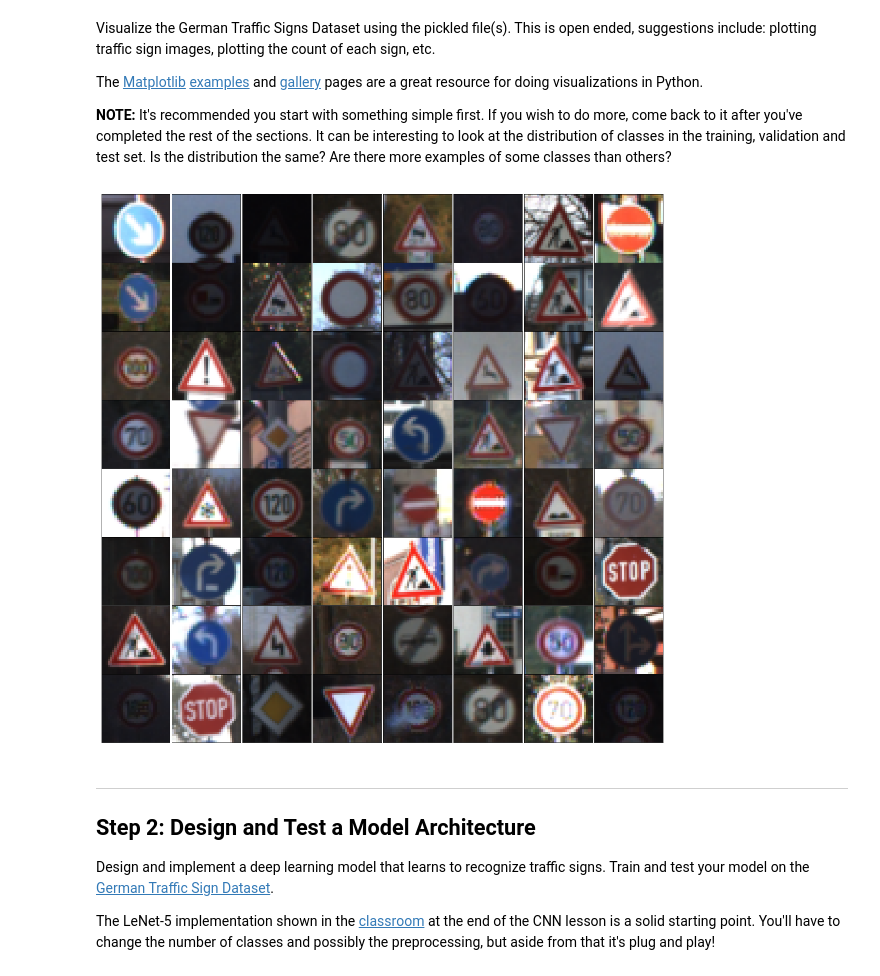
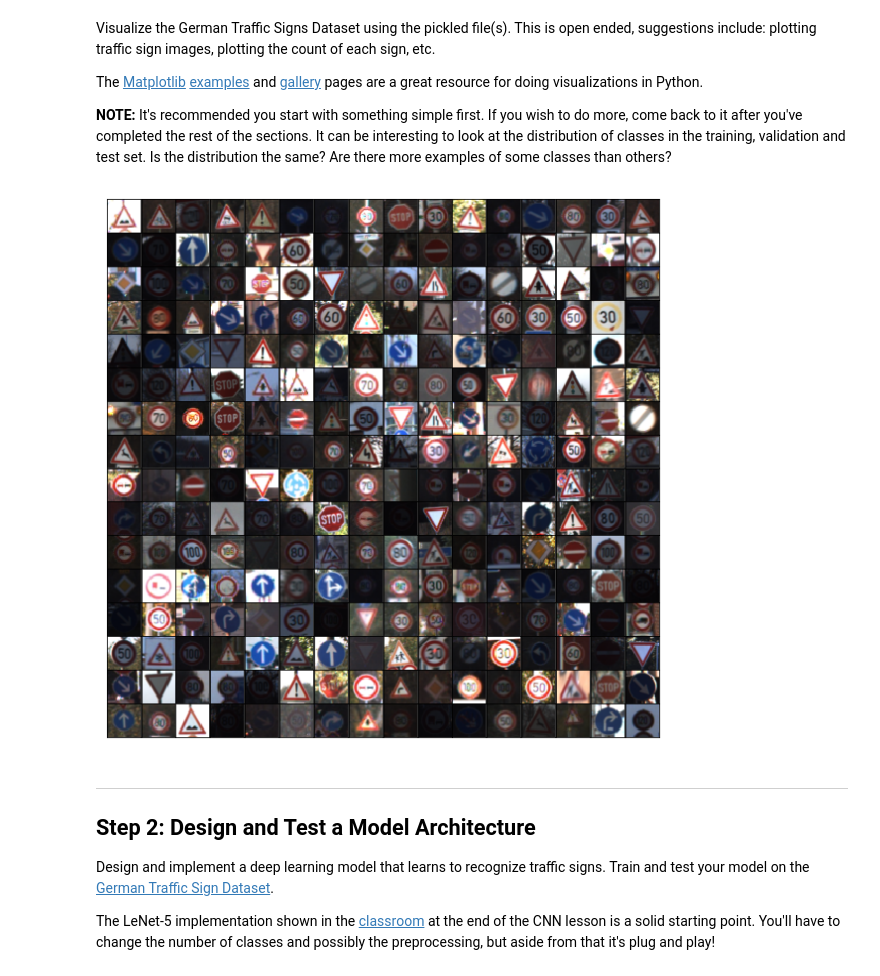
Before and after one commit to mischastik/CarND-Traffic-Sign-Classifier-Project, a Jupyter notebook: Traffic_Sign_Classifier.ipynb, the cells around one changed output. Saved outputs shown, nothing was run; the diff lists cells and outputs as text; code cells hidden in the pictures.

```diff
--- a/Traffic_Sign_Classifier.ipynb
+++ b/Traffic_Sign_Classifier.ipynb
@@ -108,23 +108,23 @@ The [Matplotlib](http://matplotlib.org/) [examples](http://matplotlib.org/exampl
 # %%
 ### Data exploration visualization code goes here.
 ### Feel free to use as many code cells as needed.
 import matplotlib.pyplot as plt
 from random import randint
 # Visualizations will be shown in the notebook.
 %matplotlib inline
 
-fig, axes = plt.subplots(8, 8, figsize=(20, 20),
+fig, axes = plt.subplots(16, 16, figsize=(10, 10),
                          subplot_kw={'xticks': [], 'yticks': []})
 
 fig.subplots_adjust(hspace=0.001, wspace=0.001)
 ax = axes.flat
 
-for i in range(64):
+for i in range(256):
     ax[i].imshow(X_train[randint(0, n_train-1)])
 
 plt.show()
 # %% [output]
-[figure, old version]
+[figure, new version]
 # %% [markdown]
 ----
 
```
Also changed, not shown: parts of 11 cells of this notebook.
